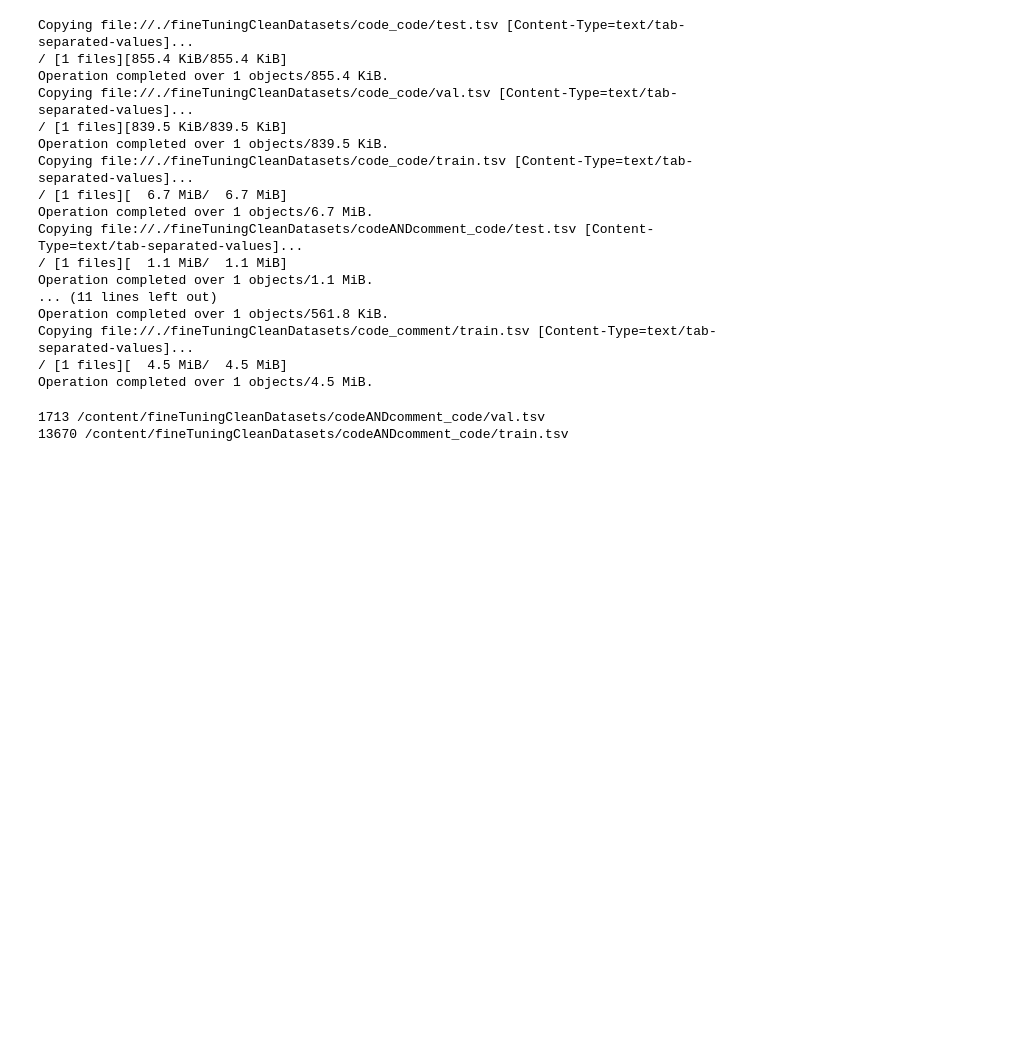
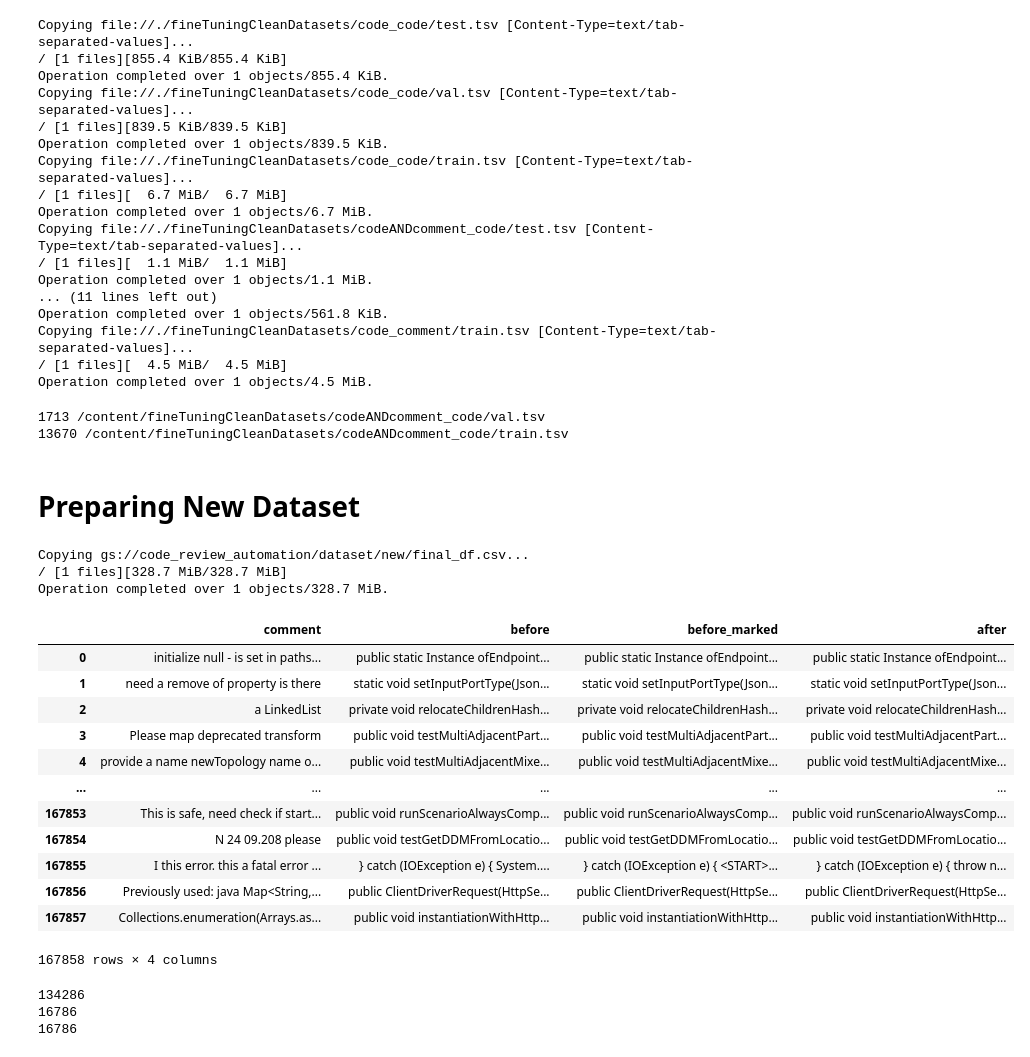
Before and after one commit to GattoObeso/CRA, a Jupyter notebook: PreProcessing.ipynb, the cells around one changed output. Drawn from its saved outputs; the diff is of its cells as text; code cells hidden in the pictures; blank space fills up the shorter version.

```diff
--- a/PreProcessing.ipynb
+++ b/PreProcessing.ipynb
@@ -581,3 +579,47 @@ Operation completed over 1 objects/4.5 MiB.
 # %% [output]
 1713 /content/fineTuningCleanDatasets/codeANDcomment_code/val.tsv
 13670 /content/fineTuningCleanDatasets/codeANDcomment_code/train.tsv
+# %% [markdown]
+# Preparing New Dataset
+# %%
+!gsutil cp gs://{bucket_name}/dataset/new/final_df.csv final_df.csv
+df = pd.read_csv(filepath_or_buffer = "./final_df.csv", index_col=0).reset_index().drop(["index"], axis=1)
+# %% [output]
+Copying gs://code_review_automation/dataset/new/final_df.csv...
+/ [1 files][328.7 MiB/328.7 MiB]
+Operation completed over 1 objects/328.7 MiB.
+# %%
+df
+# %% [output]
+|  | comment | before | before_marked | after |
+| 0 | initialize null - is set in paths... | public static Instance ofEndpoint... | public static Instance ofEndpoint... | public static Instance ofEndpoint... |
+| 1 | need a remove of property is there | static void setInputPortType(Json... | static void setInputPortType(Json... | static void setInputPortType(Json... |
+| 2 | a LinkedList | private void relocateChildrenHash... | private void relocateChildrenHash... | private void relocateChildrenHash... |
+| 3 | Please map deprecated transform | public void testMultiAdjacentPart... | public void testMultiAdjacentPart... | public void testMultiAdjacentPart... |
+| 4 | provide a name newTopology name o... | public void testMultiAdjacentMixe... | public void testMultiAdjacentMixe... | public void testMultiAdjacentMixe... |
+| ... | ... | ... | ... | ... |
+| 167853 | This is safe, need check if start... | public void runScenarioAlwaysComp... | public void runScenarioAlwaysComp... | public void runScenarioAlwaysComp... |
+| 167854 | N 24 09.208 please | public void testGetDDMFromLocatio... | public void testGetDDMFromLocatio... | public void testGetDDMFromLocatio... |
+| 167855 | I this error. this a fatal error ... | } catch (IOException e) { System.... | } catch (IOException e) { <START>... | } catch (IOException e) { throw n... |
+| 167856 | Previously used: java Map<String,... | public ClientDriverRequest(HttpSe... | public ClientDriverRequest(HttpSe... | public ClientDriverRequest(HttpSe... |
+| 167857 | Collections.enumeration(Arrays.as... | public void instantiationWithHttp... | public void instantiationWithHttp... | public void instantiationWithHttp... |
+167858 rows × 4 columns
+# %%
+# msk = np.random.rand(len(df)) < 0.8
+
+# train = df[msk]
+# test = df[~msk]
+
+fractions = np.array([0.8, 0.10, 0.10])
+# shuffle data
+df = df.sample(frac=1)
+# split into 3 parts
+train, val, test = np.array_split(df, (fractions[:-1].cumsum() * len(df)).astype(int))
+
+print(len(train))
+print(len(test))
+print(len(val))
+# %% [output]
+134286
+16786
+16786
```
Also changed, not shown: parts of 2 cells of this notebook.
